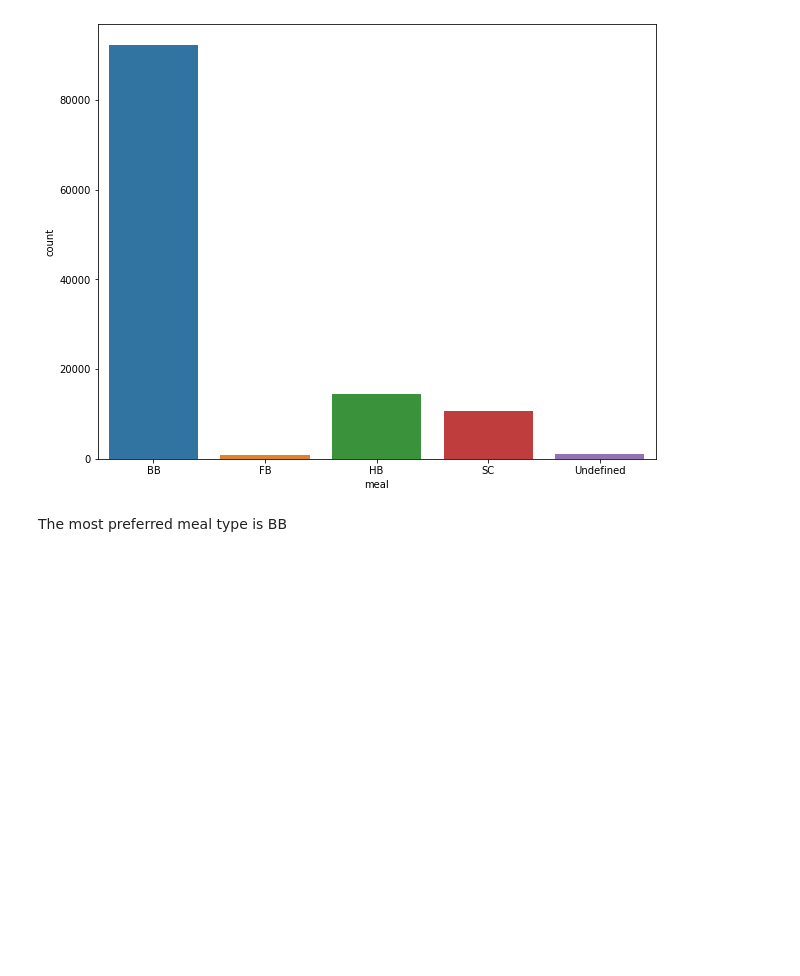
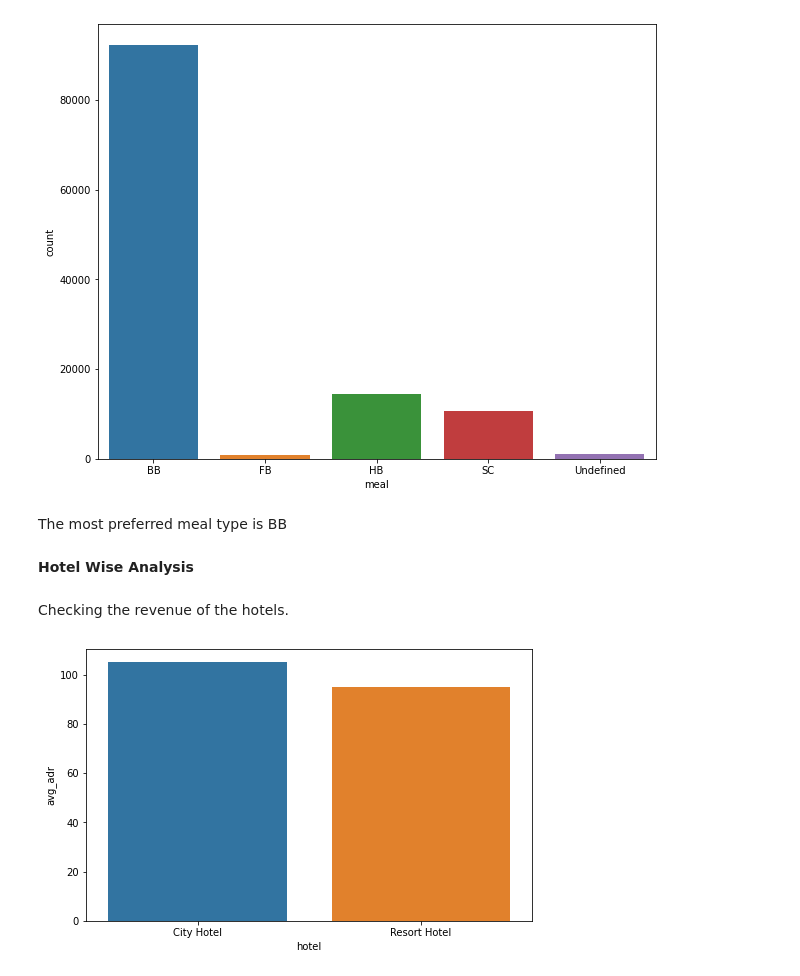
Before and after one commit to varunck2601/Hotel-Booking-Analysis, a Jupyter notebook: hotel_booking_analysis_Varun_CK.ipynb, the cells around one changed output. Saved outputs shown, nothing was run; the diff lists cells and outputs as text; code cells hidden in the pictures; blank space fills up the shorter version.

```diff
--- a/hotel_booking_analysis_Varun_CK.ipynb
+++ b/hotel_booking_analysis_Varun_CK.ipynb
@@ -171,3 +171,17 @@ plt.show()
 [figure]
 # %% [markdown]
 The most preferred meal type is BB
+# %% [markdown]
+**Hotel Wise Analysis**
+# %% [markdown]
+Checking the revenue of the hotels.
+# %%
+#revenue of hotels and calculating average adr
+
+grouped_by_hotel = data.groupby('hotel')
+d1 = grouped_by_hotel['adr'].agg(np.mean).reset_index().rename(columns = {'adr':'avg_adr'})
+plt.figure(figsize = (8,5))
+sns.barplot(x = d3['hotel'], y = d1['avg_adr'] )
+plt.show()
+# %% [output]
+[figure, added]
```
Also changed, not shown: parts of 19 cells of this notebook.
